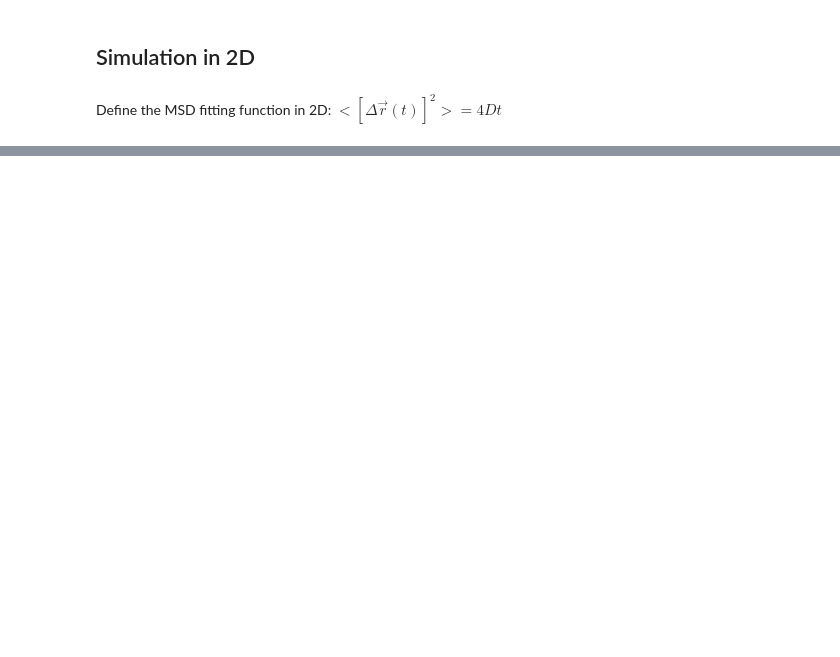
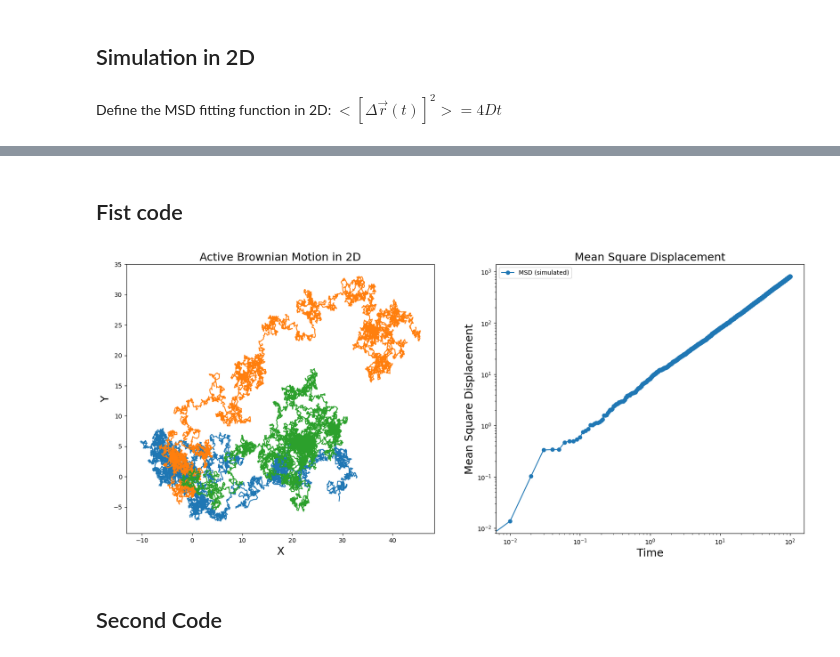
Before and after one commit to yhonyar/Brownian-Motion, a Jupyter notebook: Brownian-Motion.ipynb, the cells around one changed output, grey strips where cells are left out. Saved outputs shown, nothing was run; the diff lists cells and outputs as text; code cells hidden in the pictures; blank space fills up the shorter version.

```diff
--- a/Brownian-Motion.ipynb
+++ b/Brownian-Motion.ipynb
@@ -124,0 +127,6 @@ plt.show()
+# %% [markdown]
+## Fist code
+# %%
+def quadratic_variation2D(X, Y):
+    msd2D = np.power(np.diff(X, axis=0, prepend=0.), 2) + np.power(np.diff(Y, axis=0, prepend=0.), 2)
+    return np.cumsum(msd2D, axis=0)
@@ -124,0 +164,2 @@ plt.show()
+# %%
+t2, X_disp, Y_disp = displacement2D_active()
@@ -124,0 +173,20 @@ plt.show()
+# %%
+# Plotting the trajectories and MSD
+fig, (ax1, ax2) = plt.subplots(nrows=1, ncols=2, figsize=(20, 8))
+ax1.plot(X_disp[:, :3], Y_disp[:, :3], label='Particle trajectory')
+ax2.plot(t2, quadratic_variation2D(X_disp, Y_disp)[:, 0], label='MSD (simulated)', marker='o')
+#ax2.plot(t2, msd_function2D(t2, D), label=f'Fitted MSD (4Dt), D={D:.4f}', color='red')
+ax1.set_xlabel("X", fontsize=18)
+ax2.set_xlabel("Time", fontsize=18)
+ax1.set_ylabel("Y", fontsize=18)
+ax2.set_ylabel("Mean Square Displacement", fontsize=18)
+ax1.set_title('Active Brownian Motion in 2D', fontsize=18)
+ax2.set_title('Mean Square Displacement', fontsize=18)
+ax2.set_xscale('log')
+ax2.set_yscale('log')
+plt.legend()
+plt.show()
+# %% [output]
+[figure, added]
+# %% [markdown]
+## Second Code
```
Also changed, not shown: parts of 9 cells of this notebook, 4 other files.
